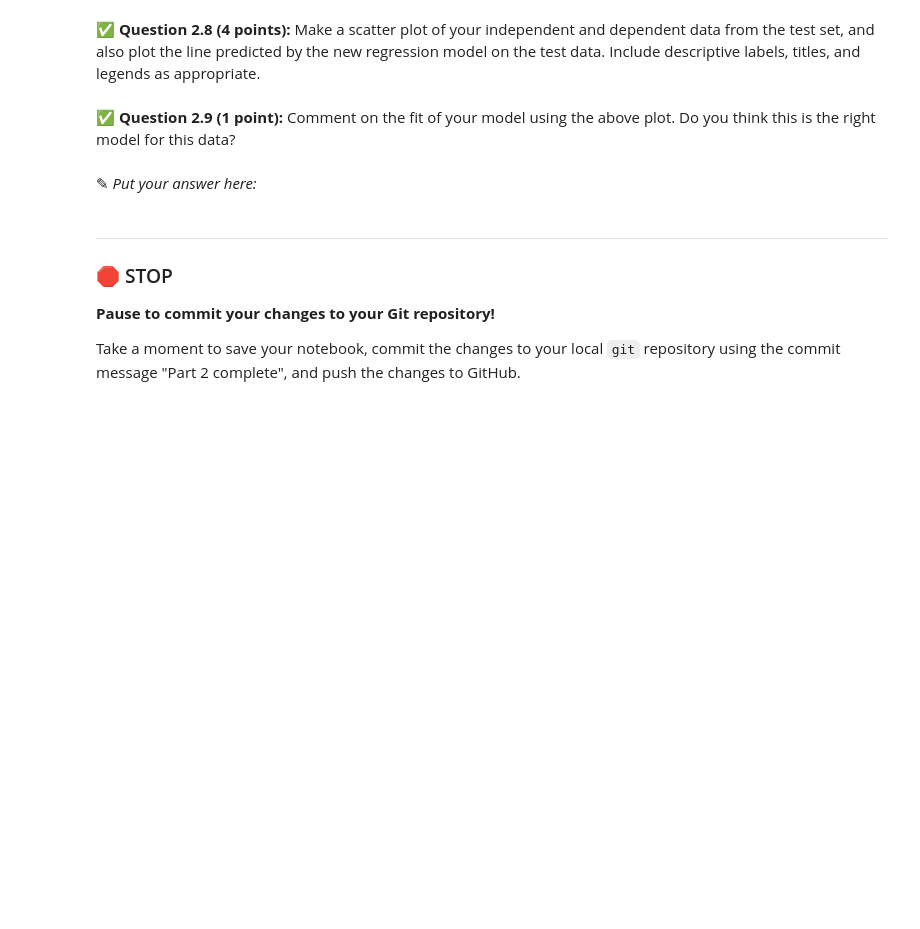
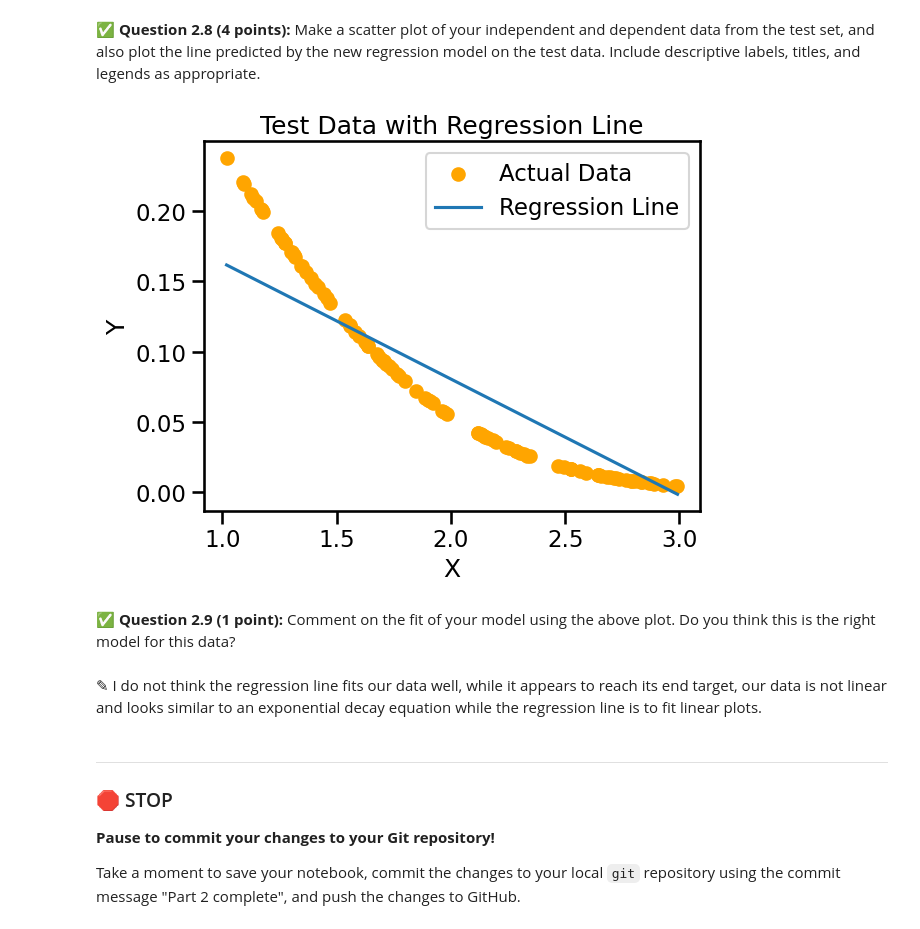
Before and after one commit to MrBay39/CMSE202-S-26-TurnIn, a Jupyter notebook: hw-03/HW-03_Regression-S26-Steven_Goller.ipynb, the cells around one changed output. Drawn from its saved outputs; the diff is of its cells as text; code cells hidden in the pictures; blank space fills up the shorter version.

```diff
--- a/hw-03/HW-03_Regression-S26-Steven_Goller.ipynb
+++ b/hw-03/HW-03_Regression-S26-Steven_Goller.ipynb
@@ -140,3 +188,15 @@ In this part, we'll perform some one-variable linear regression analysis on the
+# %%
+# Put your code here
+# !curl -o "Test_1.csv" "https://raw.githubusercontent.com/msu-cmse-courses/cmse202-supplemental-data/main/data/Test_1.csv"
+
+testDF = pd.read_csv("Test_1.csv")
+
+test_data = pd.DataFrame(testDF)
+
+x_test_features = test_data["X"]
+y_test_labels = test_data["Y"]
+
+x_test_constant = sm.add_constant(x_test_features)
 # %%
 ## Answer
 # 1 point for download
@@ -153,7 +211,23 @@ y_test = test_data["Y"]
+# %%
+# Put your answer here
+y_pred = results.predict(x_test_constant)
+
+plt.figure()
+
+plt.scatter(x_test_features, y_test_labels, label="Actual Data", color="orange")
+plt.plot(x_test_features, y_pred, label="Regression Line")
+
+plt.xlabel("X")
+plt.ylabel("Y")
+plt.title("Test Data with Regression Line")
+plt.legend()
+plt.show()
+# %% [output]
+[figure, added]
 # %% [markdown]
 &#9989; **Question 2.9 (1 point):** Comment on the fit of your model using the above plot. Do you think this is the right model for this data?
-# %% [markdown]
-<font size=+3>&#9998;</font> _Put your answer here:_
+# %% [markdown]
+<font size=+3>&#9998;</font> I do not think the regression line fits our data well, while it appears to reach its end target, our data is not linear and looks similar to an exponential decay equation while the regression line is to fit linear plots.
 # %% [markdown]
 ---
 ### &#128721; STOP
```
Also changed, not shown: parts of 15 cells of this notebook, 2 other files.
